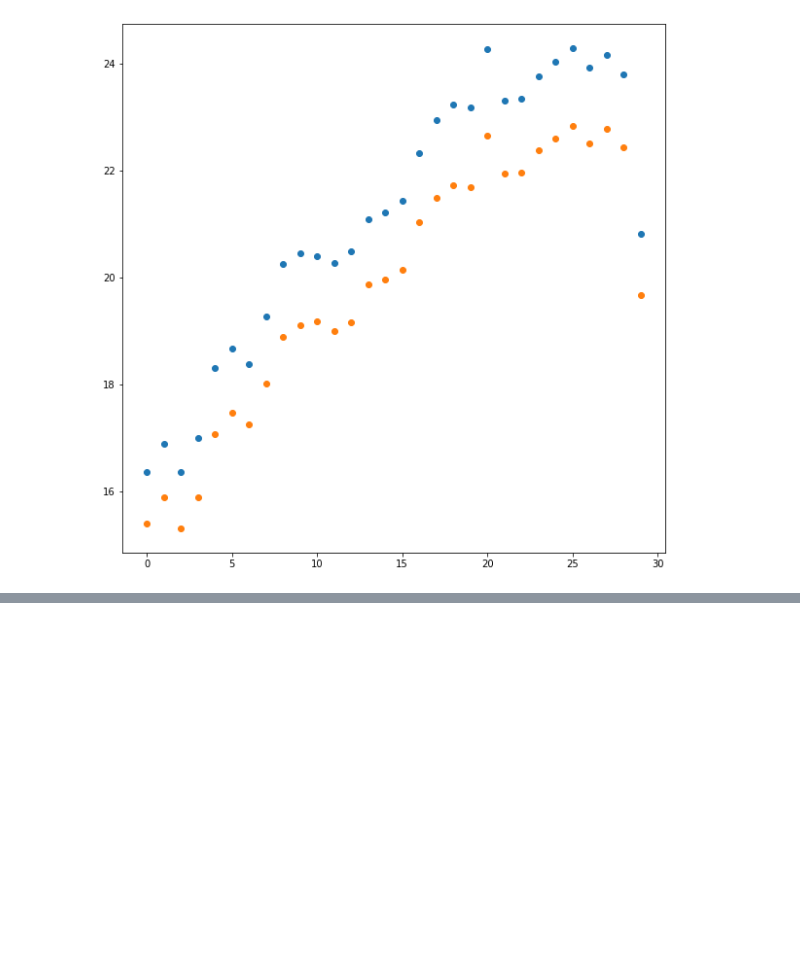
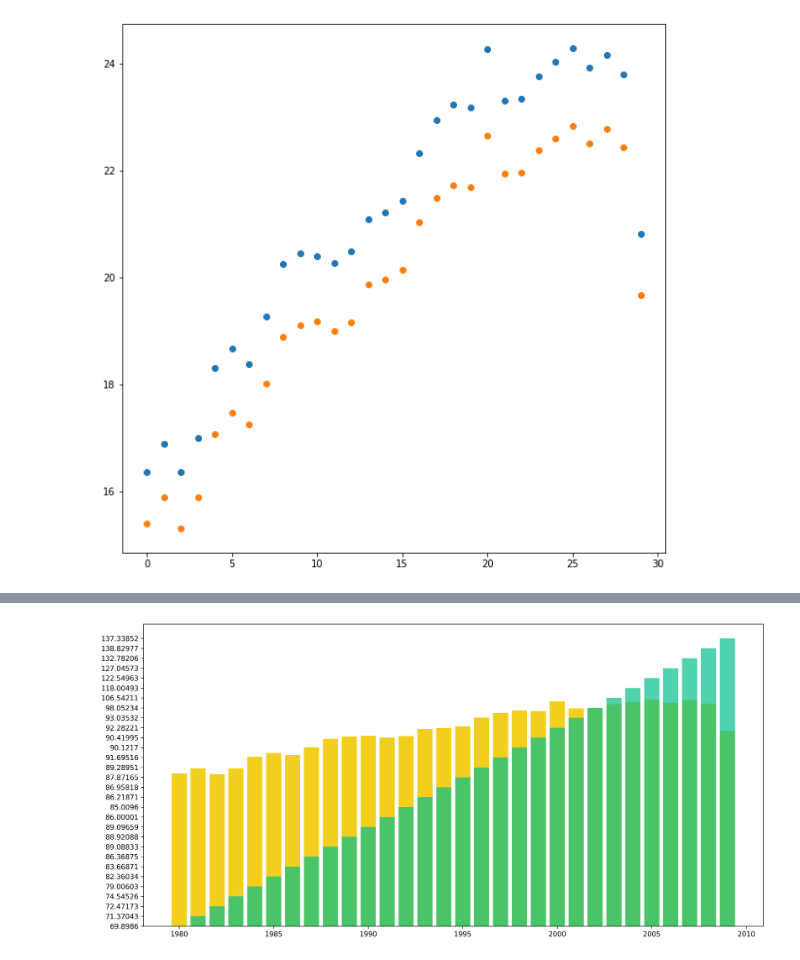
Before and after one commit to ashen007/Data-Visualization-with-Python, a Jupyter notebook: Lesson03/Extra/manipulating figure.ipynb, the cells around one changed output, grey strips where cells are left out. Saved outputs shown, nothing was run; the diff lists cells and outputs as text; code cells hidden in the pictures; blank space fills up the shorter version.

```diff
--- a/Lesson03/Extra/manipulating figure.ipynb
+++ b/Lesson03/Extra/manipulating figure.ipynb
@@ -47,3 +49,5 @@ plt.savefig('cola.png', dip=300, bbox_inches='tight')
 [<matplotlib.lines.Line2D at 0x...>,
  <matplotlib.lines.Line2D at 0x...>]
 [figure]
+# %%
+cola_data = pd.read_csv('D:\\data visualition\\sample datasets\\coal.csv', index_col='country')
@@ -49,0 +71,8 @@ plt.savefig('cola.png', dip=300, bbox_inches='tight')
+# %%
+plt.figure(figsize=[16, 8], dpi=300)
+plt.bar(years, United_States, color='#F2CF1D')
+plt.bar(years, cola_data.loc['World'],color='#04BF8AB3')
+# plt.bar(years, canada, color='#F29F05')
+plt.show()
+# %% [output]
+[figure, added]
```
Also changed, not shown: parts of 5 cells of this notebook, 4 other files.
